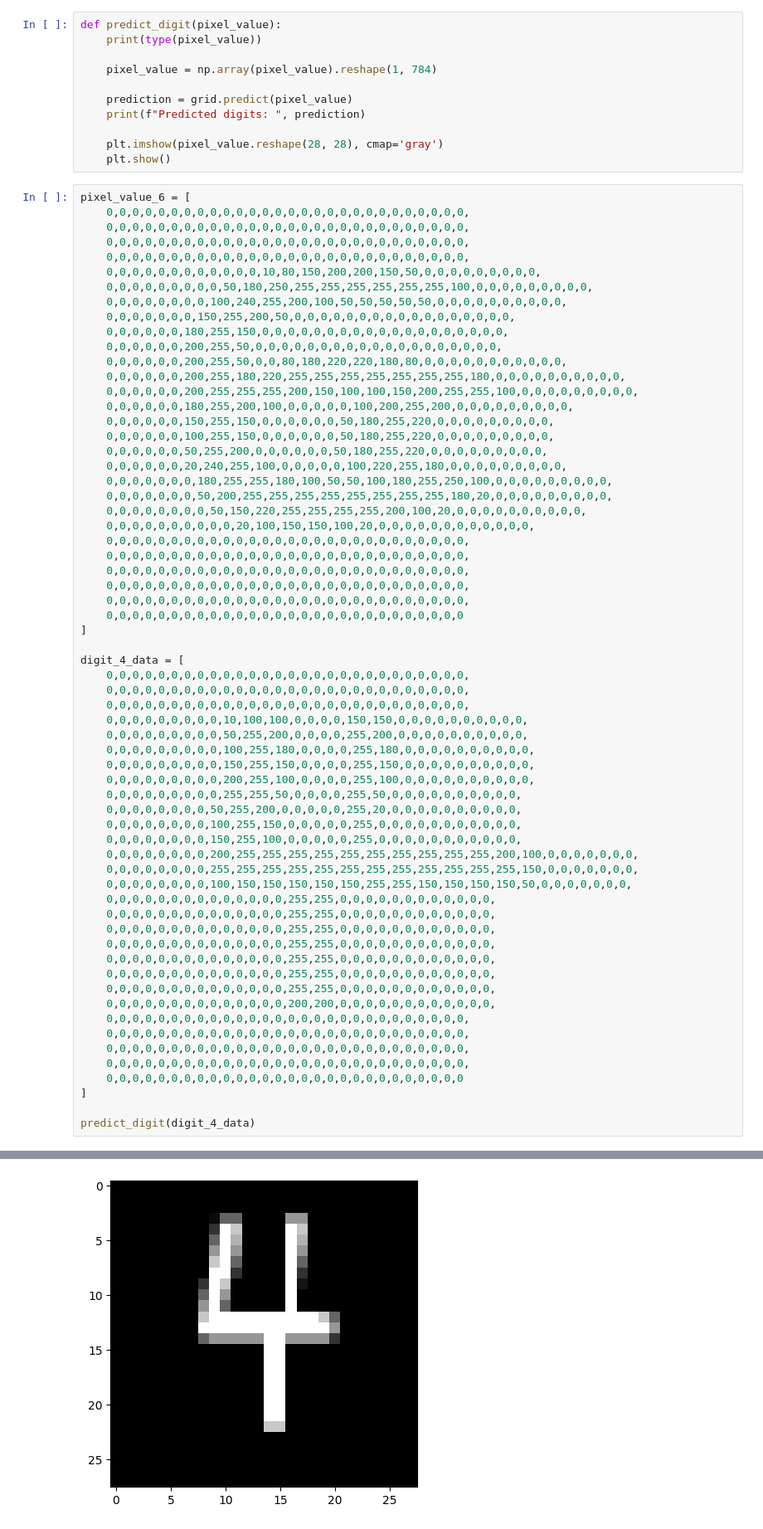
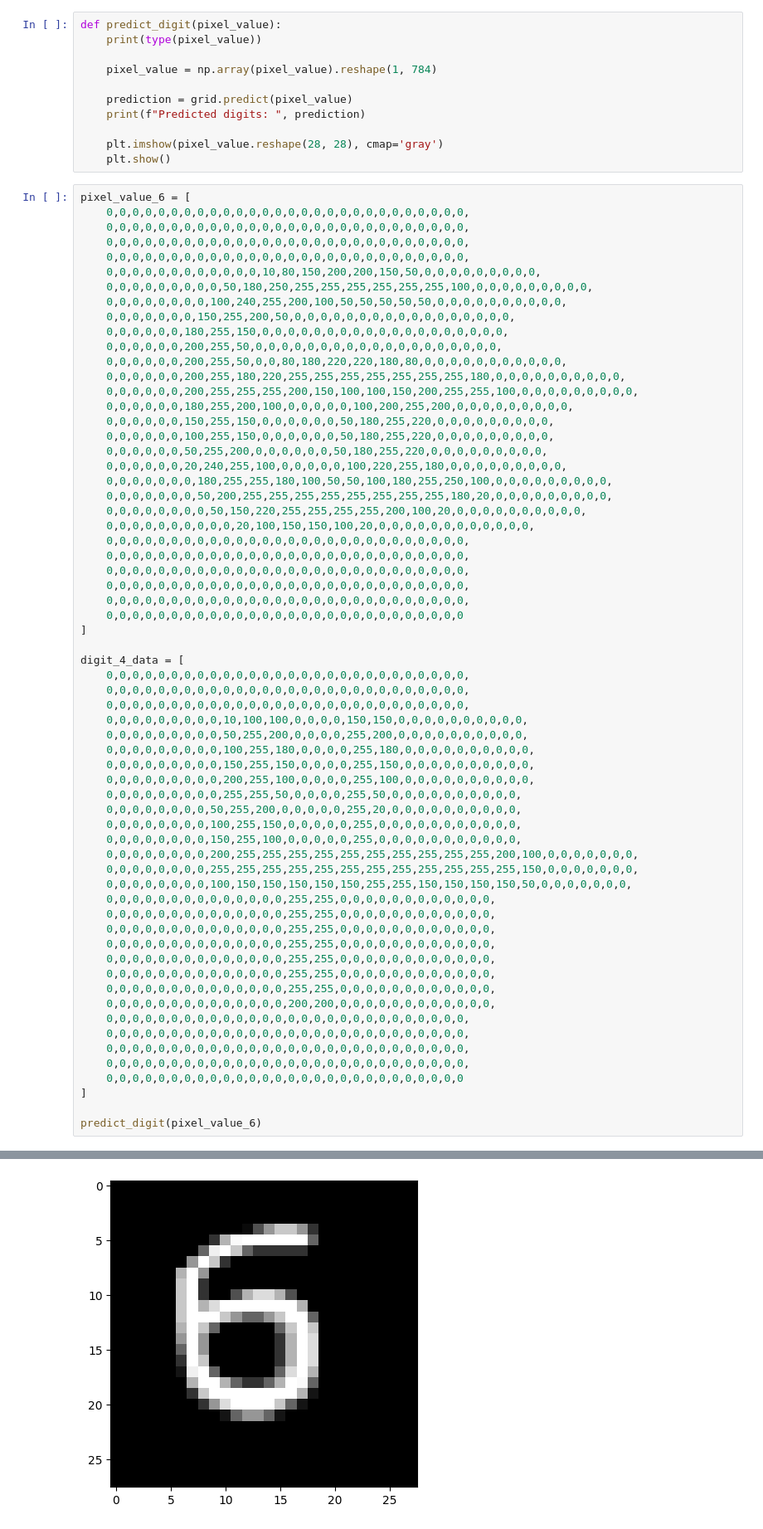
Before and after one commit to Geeky-Rajiv27/Machine_learning, a Jupyter notebook: 05_DecisionTree/Devanagari/digitclassfier.ipynb, the cells around one changed output, grey strips where cells are left out. Shown at 83% size. Cells and saved outputs as stored; diff of their text form.

```diff
--- a/05_DecisionTree/Devanagari/digitclassfier.ipynb
+++ b/05_DecisionTree/Devanagari/digitclassfier.ipynb
@@ -201,6 +205,6 @@ digit_4_data = [
     0,0,0,0,0,0,0,0,0,0,0,0,0,0,0,0,0,0,0,0,0,0,0,0,0,0,0,0
 ]
 
-predict_digit(digit_4_data)
+predict_digit(pixel_value_6)
 # %% [output]
 <class 'list'>
@@ -208 +212 @@ Predicted digits:  [6]
-[figure, old version]
+[figure, new version]
```
Also changed, not shown: parts of 13 cells of this notebook, 19 other files.
